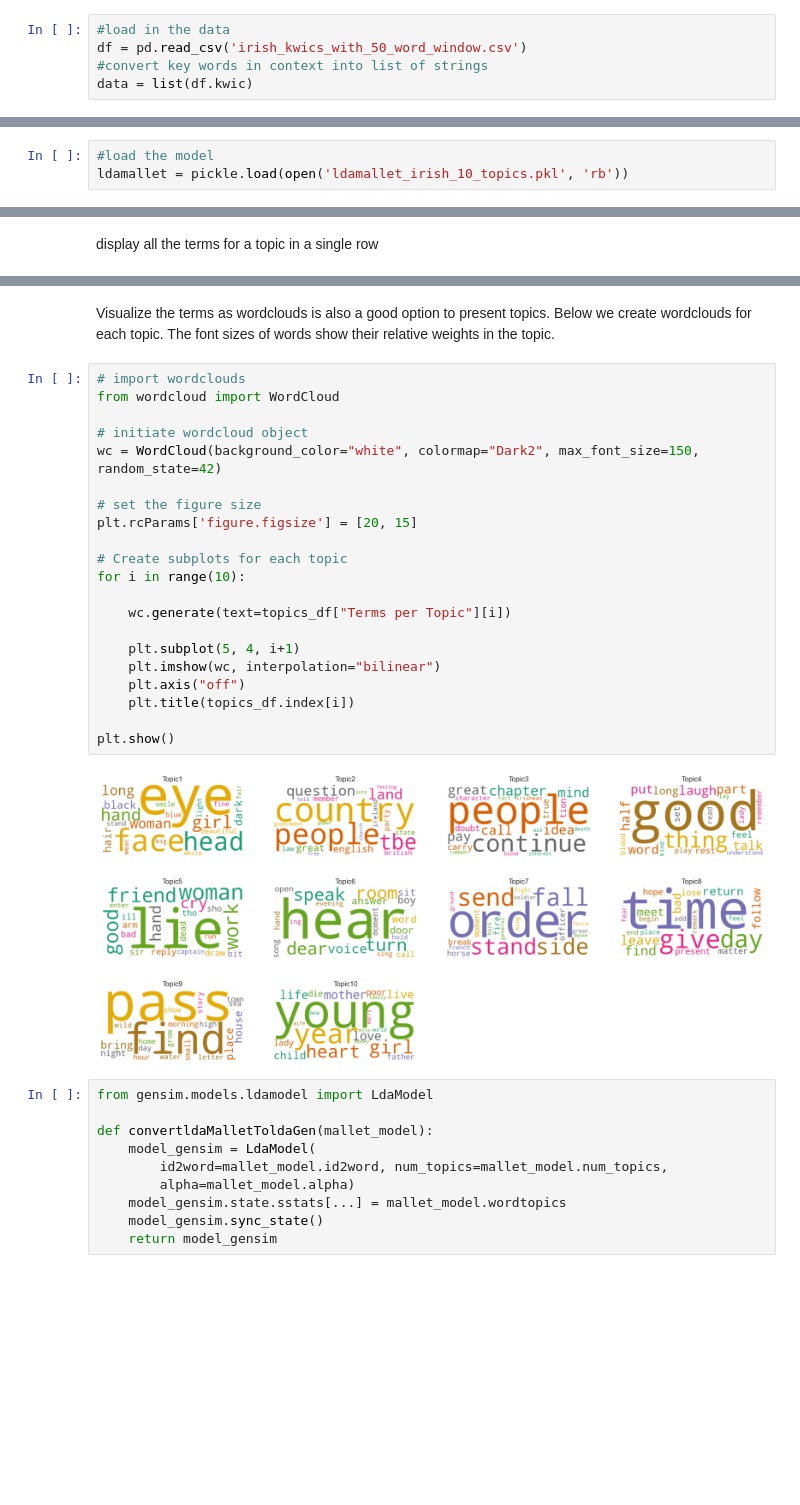
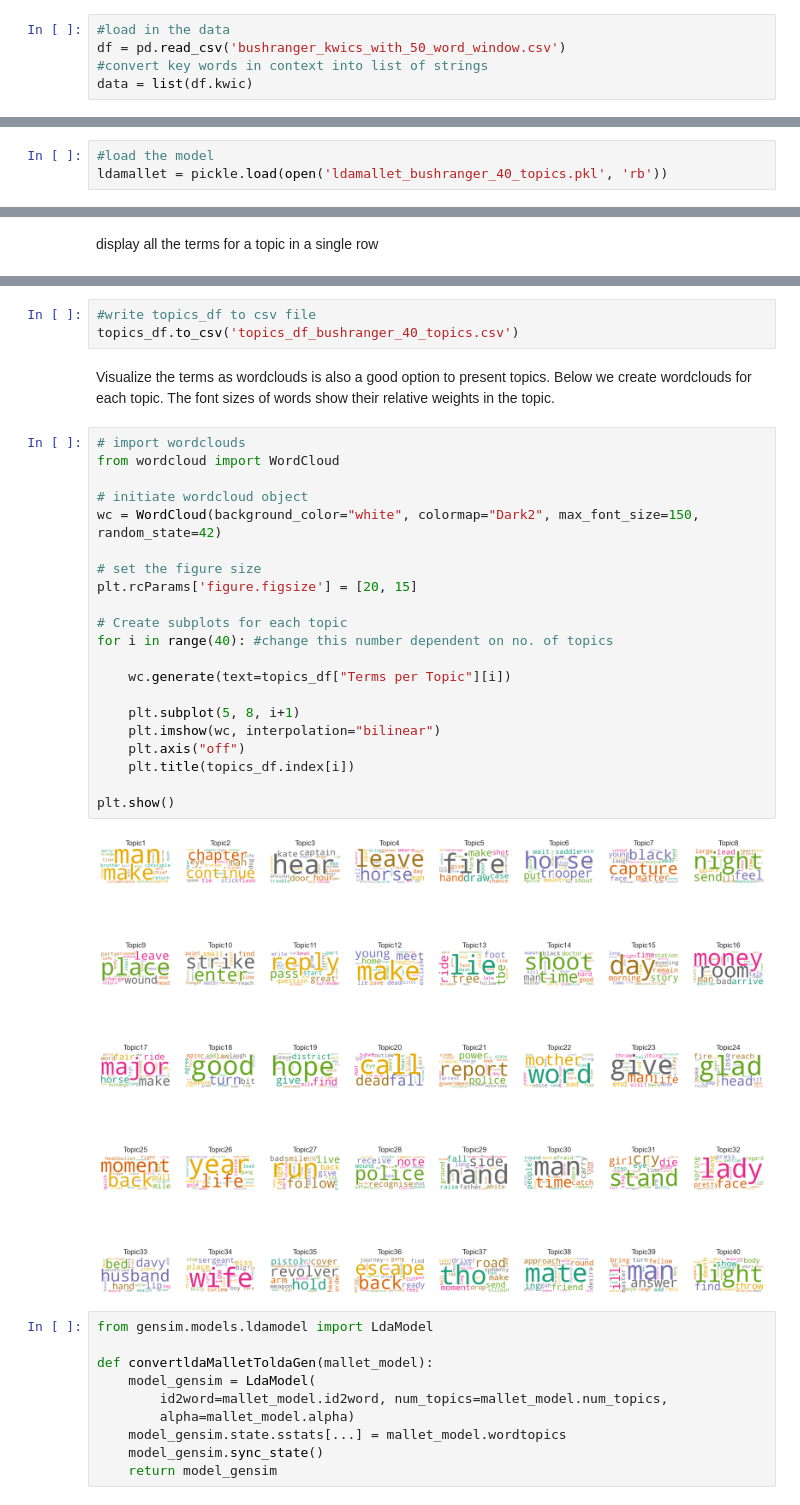
Before and after one commit to Finnoscarmorgan/Irish_Symposium_Topic_Model, a Jupyter notebook: Topic_Model.ipynb, the cells around one changed output, grey strips where cells are left out. Cells and saved outputs as stored; diff of their text form; blank space fills up the shorter version.

```diff
--- a/Topic_Model.ipynb
+++ b/Topic_Model.ipynb
@@ -35,7 +36,7 @@ warnings.filterwarnings("ignore",category=DeprecationWarning)
 logging.basicConfig(format='%(asctime)s : %(levelname)s : %(message)s', level=logging.ERROR)
 # %%
 #load in the data
-df = pd.read_csv('irish_kwics_with_50_word_window.csv')
+df = pd.read_csv('bushranger_kwics_with_50_word_window.csv')
 #convert key words in context into list of strings
 data = list(df.kwic)
 # %% [markdown]
@@ -224,6 +226,6 @@ pickle.dump(ldamallet, open('ldamallet_irish_10_topics.pkl', 'wb'))
 # %%
 #load the model
-ldamallet = pickle.load(open('ldamallet_irish_10_topics.pkl', 'rb'))
+ldamallet = pickle.load(open('ldamallet_bushranger_40_topics.pkl', 'rb'))
 # %% [markdown]
 get the topic modeling results (distribution of topics for each document) by passing in the corpus to the model.
 # %%
@@ -256,28 +264,31 @@ topics_df
+# %%
+#write topics_df to csv file
+topics_df.to_csv('topics_df_bushranger_40_topics.csv')
 # %% [markdown]
 Visualize the terms as wordclouds is also a good option to present topics. Below we create wordclouds for each topic. The font sizes of words show their relative weights in the topic.
 # %%
 # import wordclouds
 from wordcloud import WordCloud
 
 # initiate wordcloud object
 wc = WordCloud(background_color="white", colormap="Dark2", max_font_size=150, random_state=42)
 
 # set the figure size
 plt.rcParams['figure.figsize'] = [20, 15]
 
 # Create subplots for each topic
-for i in range(10):
+for i in range(40): #change this number dependent on no. of topics
 
     wc.generate(text=topics_df["Terms per Topic"][i])
 
-    plt.subplot(5, 4, i+1)
+    plt.subplot(5, 8, i+1)
     plt.imshow(wc, interpolation="bilinear")
     plt.axis("off")
     plt.title(topics_df.index[i])
 
 plt.show()
 # %% [output]
-[figure, old version]
+[figure, new version]
 # %%
 from gensim.models.ldamodel import LdaModel
 
```
Also changed, not shown: parts of 16 cells of this notebook, 2 other files.
